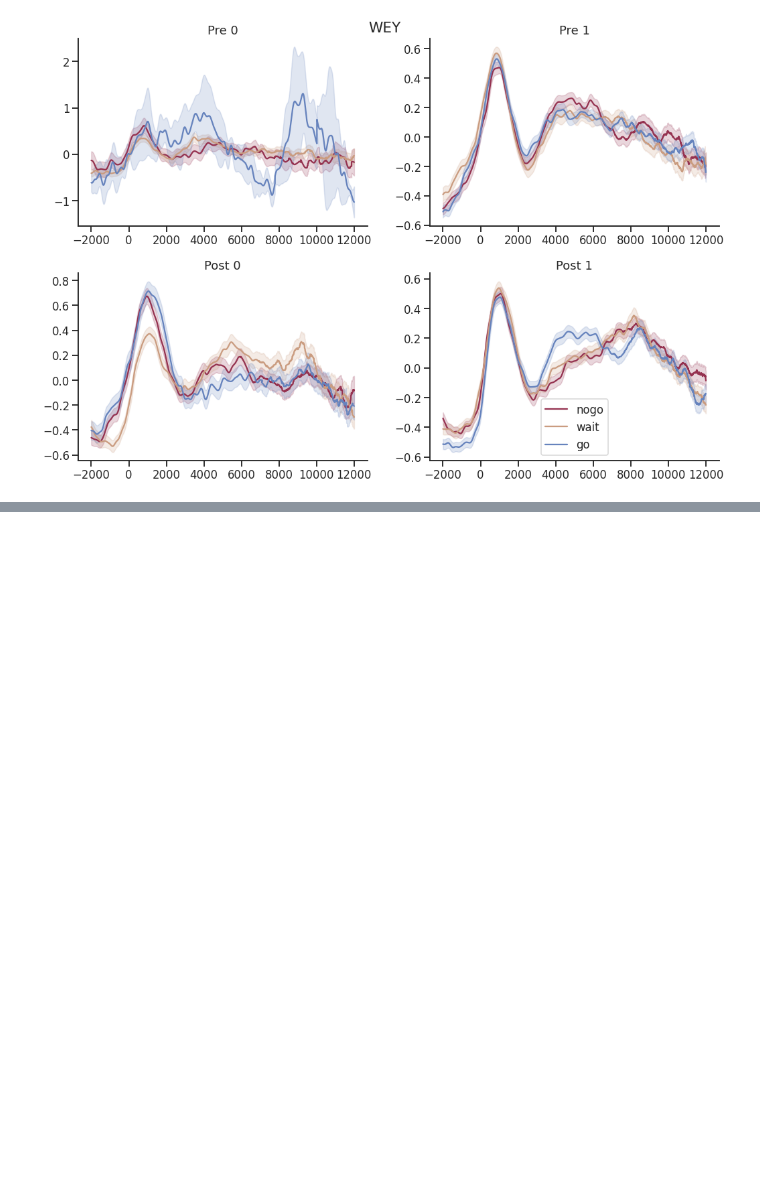
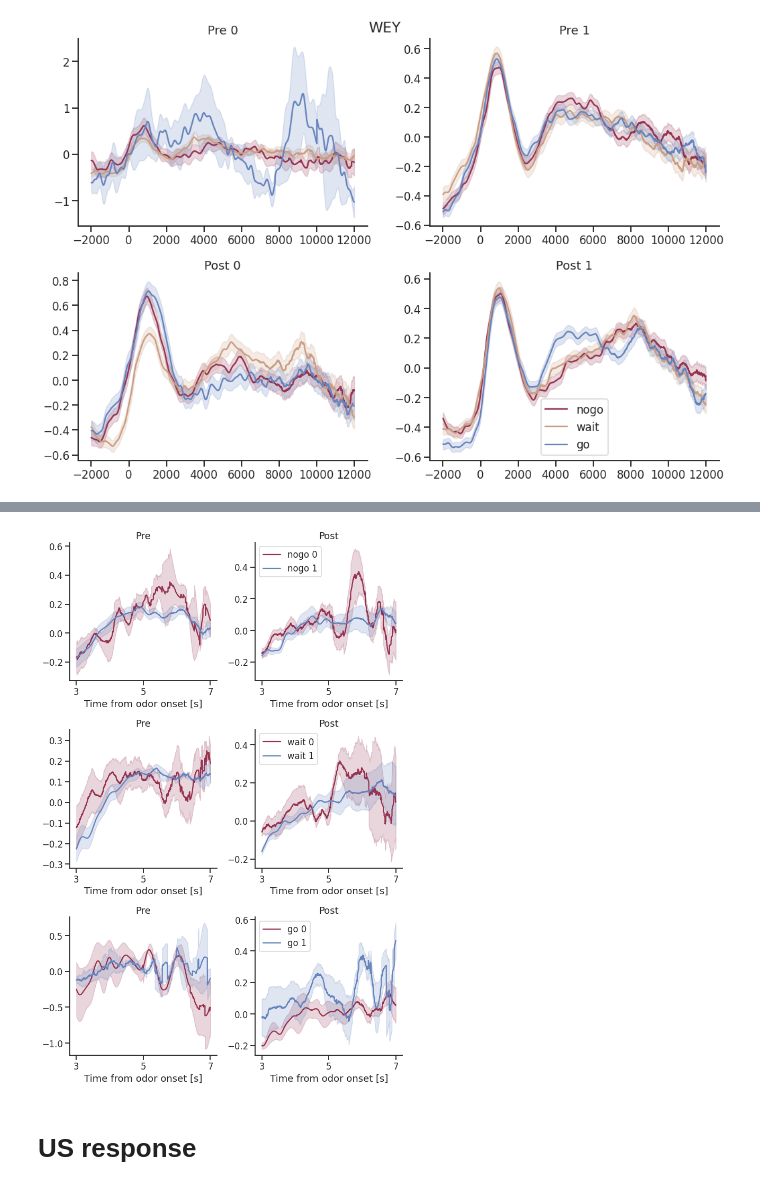
Before and after one commit to juhuntenburg/instrumental_conditioning, a Jupyter notebook: 04_GCamp_Data.ipynb, the cells around one changed output, grey strips where cells are left out. Saved outputs shown, nothing was run; the diff lists cells and outputs as text; code cells hidden in the pictures; blank space fills up the shorter version.

```diff
--- a/04_GCamp_Data.ipynb
+++ b/04_GCamp_Data.ipynb
@@ -201,0 +271,56 @@ plt.tight_layout()
+# %%
+df = pd.read_csv(data_dir+"all_mice.csv", usecols=['dataset', 'type', 'performance', 'day',
+                                                   'odor_start', 'iti_start'])
+gpmt = np.load(data_dir+"odor_aligned/all_gpmt_corr.npy")
+types = ['nogo', 'wait', 'go']
+colors = [sns.color_palette('twilight_shifted',10)[i] for i in [-2,2]]
+performances = [0,1]
+# %%
+fig, ax = plt.subplots(3,2, figsize=(10,15))
+mice = ['TAY', 'UUU', 'VVV', 'WEY']
+periods = ['Pre', 'Post']
+
+for c in range(len(types)):
+    for period in range(len(periods)):
+        for p in performances:
+            L = np.zeros((10000, len(mice)))
+            for m in range(len(mice)):
+                if period == 0:
+                    df_select = df[(df['type']==types[c]) & (df['performance']==p) &
+                                (df['dataset'].str.contains(mice[m])) & (df['day']<0)]
+                elif period == 1:
+                    df_select = df[(df['type']==types[c]) & (df['performance']==p) &
+                                (df['dataset'].str.contains(mice[m])) & (df['day']>=0)]
+
+                # Extract only decision period for each trial
+                decision = []
+                for row in range(len(df_select)):
+                    end = 5000 + (df_select.iloc[row]['iti_start'] - df_select.iloc[row]['odor_start'])
+                    decision.append(pd.Series(data=gpmt[8000:end+1, df_select.iloc[row].name],
+                                              name=df_select.iloc[row].name))
+
+                df_decision = pd.DataFrame(index=np.arange(0, 10000))
+                df_decision = df_decision.join(decision, how='left')
+
+                # add to array for all mice
+                L[:,m] = np.nanmean(np.asarray(df_decision), axis=1)
+
+
+            x = np.arange(3000, 7000)
+            y = np.nanmean(L[:4000], axis=1)
+            sem = stats.sem(L[:4000], axis=1, nan_policy='omit')
+
+            ax[c, period].plot(x, y, color=colors[p], label="{} {}".format(types[c], performances[p]))
+            ax[c, period].fill_between(x, (y-sem), (y+sem), color=colors[p], alpha=.2)
+            ax[c, period].set_xticks([3000, 5000, 7000])
+            ax[c, period].set_xticklabels([3,5,7])
+            ax[c, period].set_xlabel('Time from odor onset [s]')
+            ax[c, period].set_title('{}'.format(periods[period]))
+            sns.despine()
+
+    ax[c,period].legend()
+plt.tight_layout()
+# %% [output]
+[figure, added]
+# %% [markdown]
+# US response
```
Also changed, not shown: parts of 14 cells of this notebook, 3 other files.
